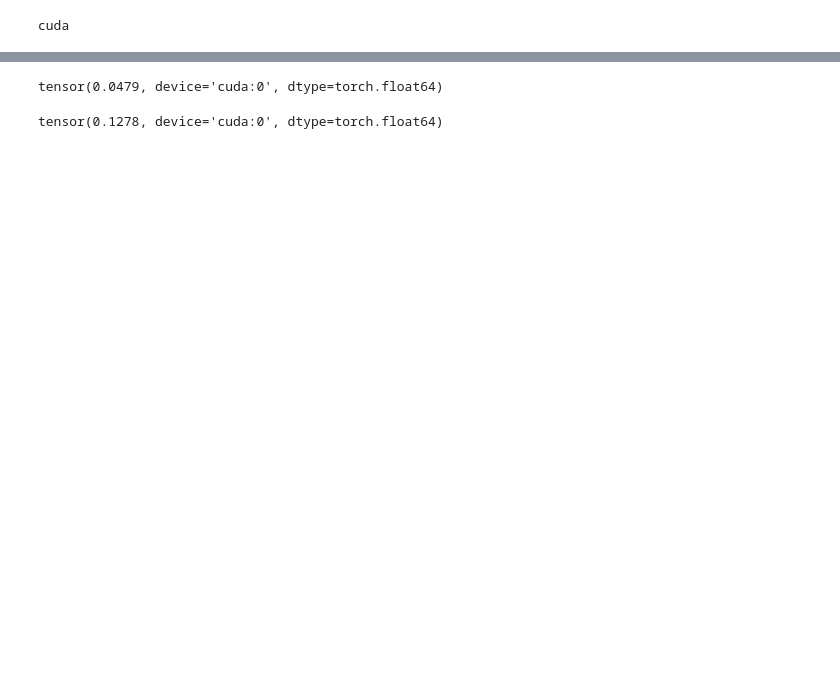
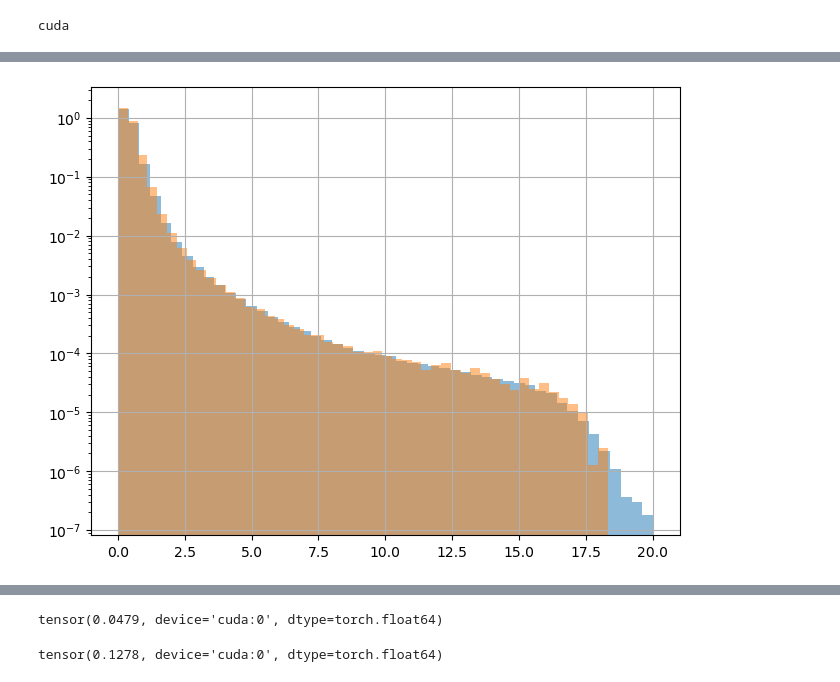
Before and after one commit to simonthor/inss-ml, a Jupyter notebook: explore.ipynb, the cells around one changed output, grey strips where cells are left out. Cells and saved outputs as stored; diff of their text form; code cells hidden in the pictures; blank space fills up the shorter version.

```diff
--- a/explore.ipynb
+++ b/explore.ipynb
@@ -129,0 +127,9 @@ for ax in axs:
+# %%
+# TODO plot distribution for validation and training data
+fig, ax = plt.subplots(layout="constrained")
+ax.hist(input_feats.cpu().numpy(), bins=50, alpha=0.5, density=True, label='Training Data')
+ax.hist(val_input_feats.cpu().numpy(), bins=50, alpha=0.5, density=True, label='Validation Data')
+ax.set(yscale="log")
+ax.grid()
+# %% [output]
+[figure, added]
```
Also changed, not shown: parts of 22 cells of this notebook.
